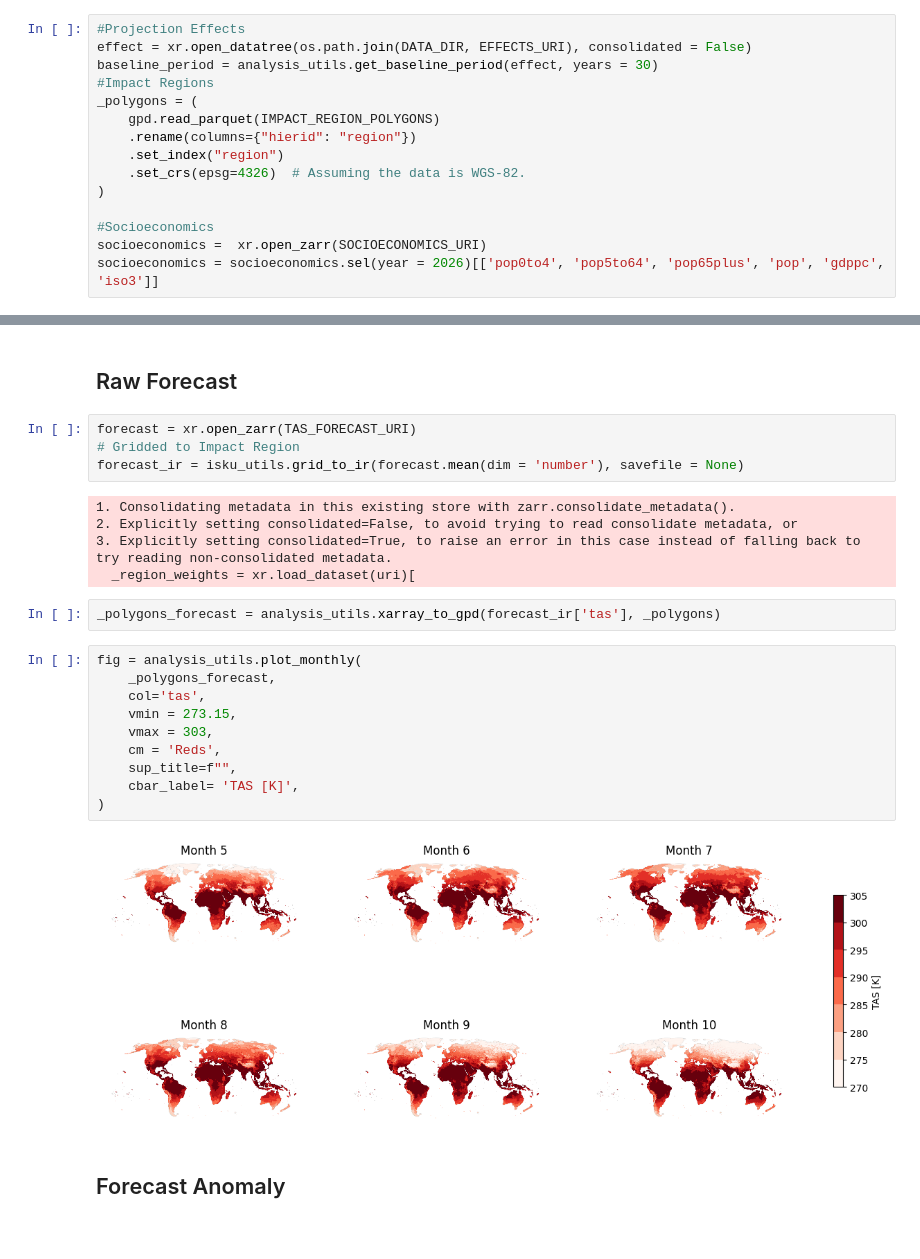
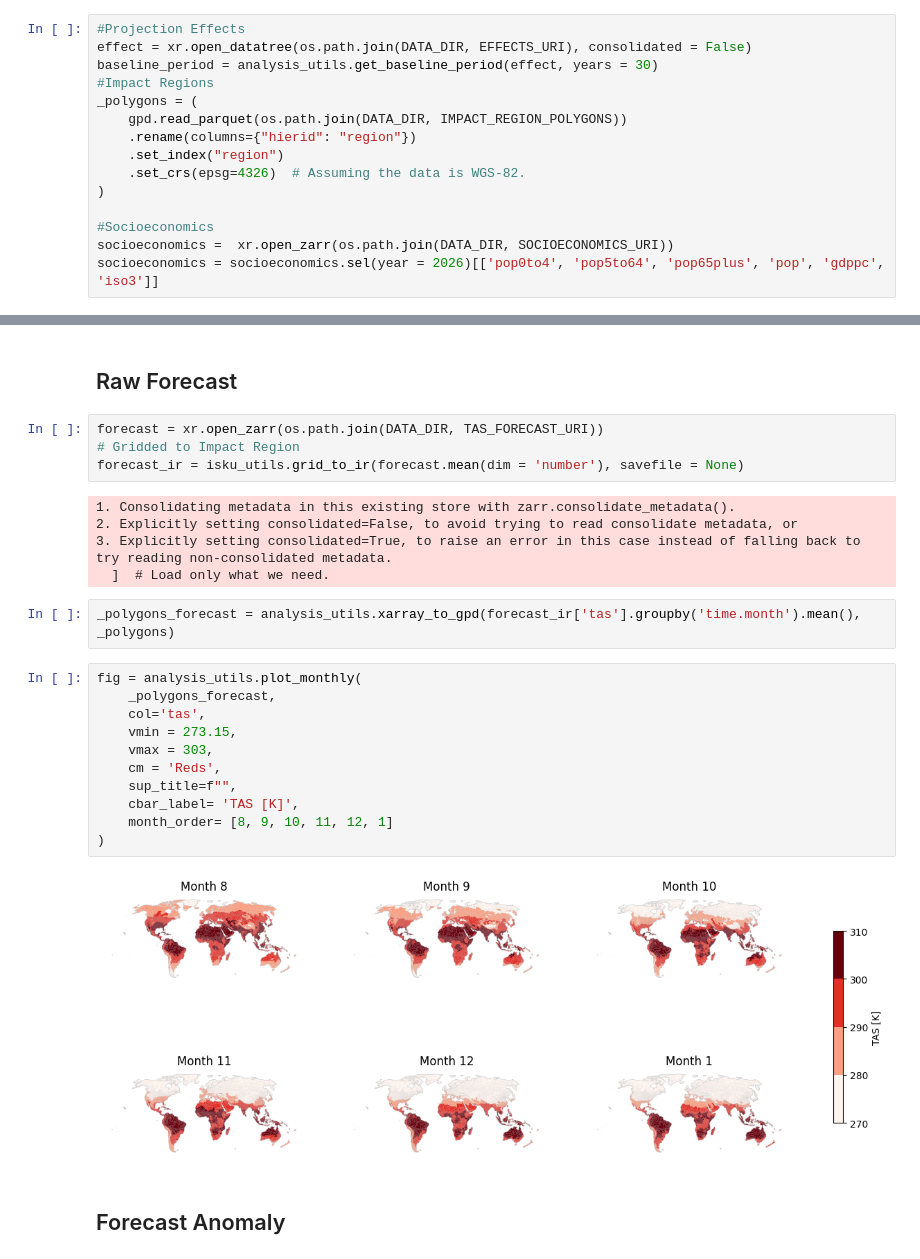
Before and after one commit to ClimateImpactLab/poreallas, a Jupyter notebook: analysis/a00_seasonal_forecast_analysis.ipynb, the cells around one changed output, grey strips where cells are left out. Cells and saved outputs as stored; diff of their text form.

```diff
--- a/analysis/a00_seasonal_forecast_analysis.ipynb
+++ b/analysis/a00_seasonal_forecast_analysis.ipynb
@@ -43,14 +45,14 @@ effect = xr.open_datatree(os.path.join(DATA_DIR, EFFECTS_URI), consolidated = Fa
 baseline_period = analysis_utils.get_baseline_period(effect, years = 30)
 #Impact Regions
 _polygons = (
-    gpd.read_parquet(IMPACT_REGION_POLYGONS)
+    gpd.read_parquet(os.path.join(DATA_DIR, IMPACT_REGION_POLYGONS))
     .rename(columns={"hierid": "region"})
     .set_index("region")
     .set_crs(epsg=4326)  # Assuming the data is WGS-82.
 )
 
 #Socioeconomics
-socioeconomics =  xr.open_zarr(SOCIOECONOMICS_URI)
+socioeconomics =  xr.open_zarr(os.path.join(DATA_DIR, SOCIOECONOMICS_URI))
 socioeconomics = socioeconomics.sel(year = 2026)[['pop0to4', 'pop5to64', 'pop65plus', 'pop', 'gdppc', 'iso3']]
 # %% [markdown]
 # Compute Impact
@@ -102,28 +105,29 @@ fig = analysis_utils.plot_aggregate(
 # %% [markdown]
 ## Raw Forecast
 # %%
-forecast = xr.open_zarr(TAS_FORECAST_URI)
+forecast = xr.open_zarr(os.path.join(DATA_DIR, TAS_FORECAST_URI))
 # Gridded to Impact Region
 forecast_ir = isku_utils.grid_to_ir(forecast.mean(dim = 'number'), savefile = None)
 # %% [output]
 1. Consolidating metadata in this existing store with zarr.consolidate_metadata().
 2. Explicitly setting consolidated=False, to avoid trying to read consolidate metadata, or
 3. Explicitly setting consolidated=True, to raise an error in this case instead of falling back to try reading non-consolidated metadata.
-  _region_weights = xr.load_dataset(uri)[
+  ]  # Load only what we need.
 # %%
-_polygons_forecast = analysis_utils.xarray_to_gpd(forecast_ir['tas'], _polygons)
+_polygons_forecast = analysis_utils.xarray_to_gpd(forecast_ir['tas'].groupby('time.month').mean(), _polygons)
 # %%
 fig = analysis_utils.plot_monthly(
     _polygons_forecast,
     col='tas',
     vmin = 273.15,
     vmax = 303,
     cm = 'Reds',
     sup_title=f"",
     cbar_label= 'TAS [K]',
+    month_order= [8, 9, 10, 11, 12, 1]
 )
 # %% [output]
-[figure, old version]
+[figure, new version]
 # %% [markdown]
 ## Forecast Anomaly
 # %%
```
Also changed, not shown: parts of 14 cells of this notebook.
